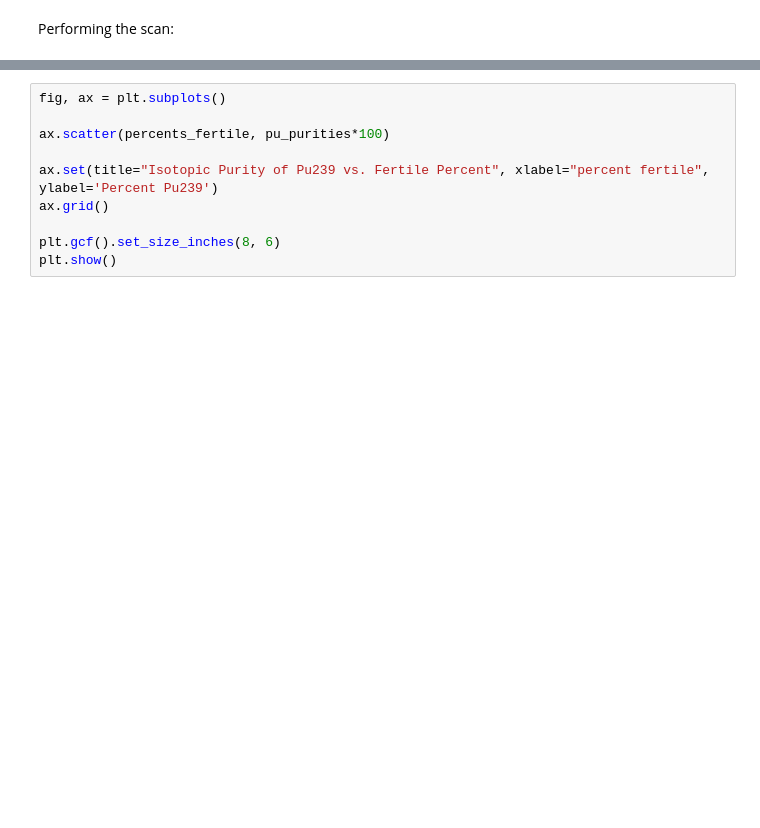
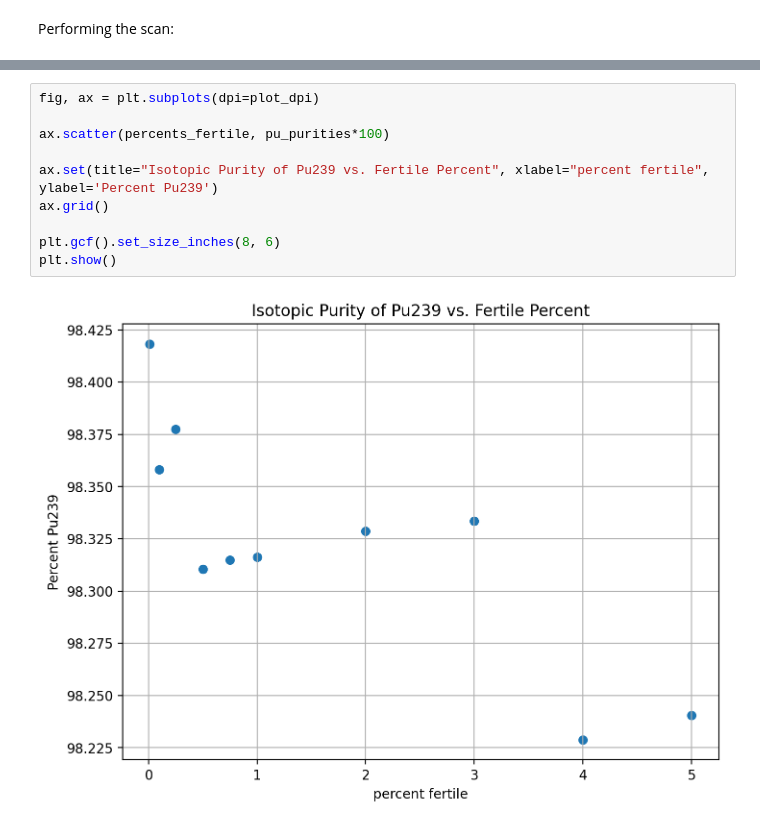
Before and after one commit to jlball/arc-proliferation, a Jupyter notebook: arc2018/depletion_scan/arc2018_depletion_scan.ipynb, the cells around one changed output, grey strips where cells are left out. Saved outputs shown, nothing was run; the diff lists cells and outputs as text; blank space fills up the shorter version.

```diff
--- a/arc2018/depletion_scan/arc2018_depletion_scan.ipynb
+++ b/arc2018/depletion_scan/arc2018_depletion_scan.ipynb
@@ -478,10 +439,12 @@ plt.show()
 # %%
-fig, ax = plt.subplots()
+fig, ax = plt.subplots(dpi=plot_dpi)
 
 ax.scatter(percents_fertile, pu_purities*100)
 
 ax.set(title="Isotopic Purity of Pu239 vs. Fertile Percent", xlabel="percent fertile", ylabel='Percent Pu239')
 ax.grid()
 
 plt.gcf().set_size_inches(8, 6)
 plt.show()
+# %% [output]
+[figure, added]
```
Also changed, not shown: parts of 6 cells of this notebook.
